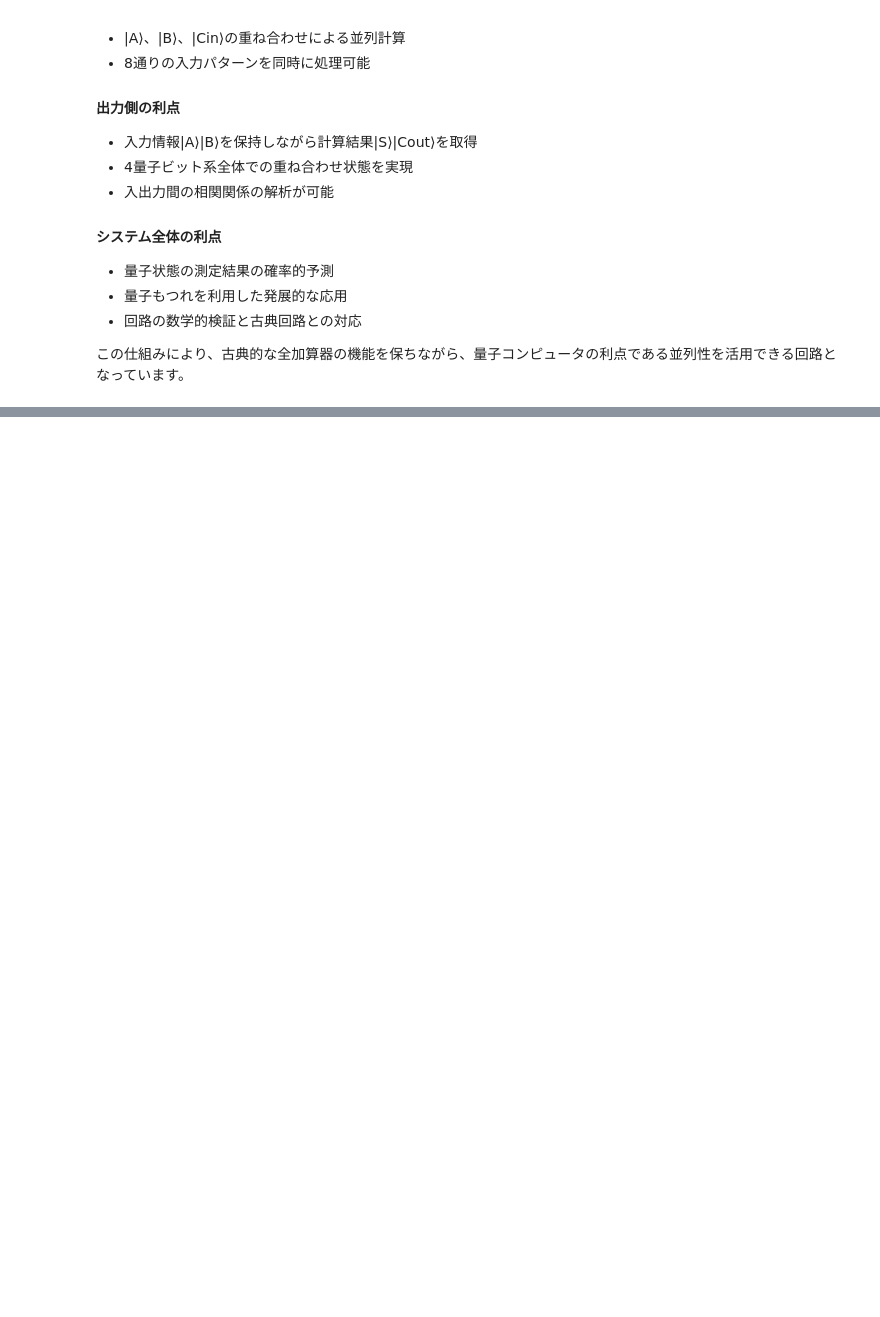
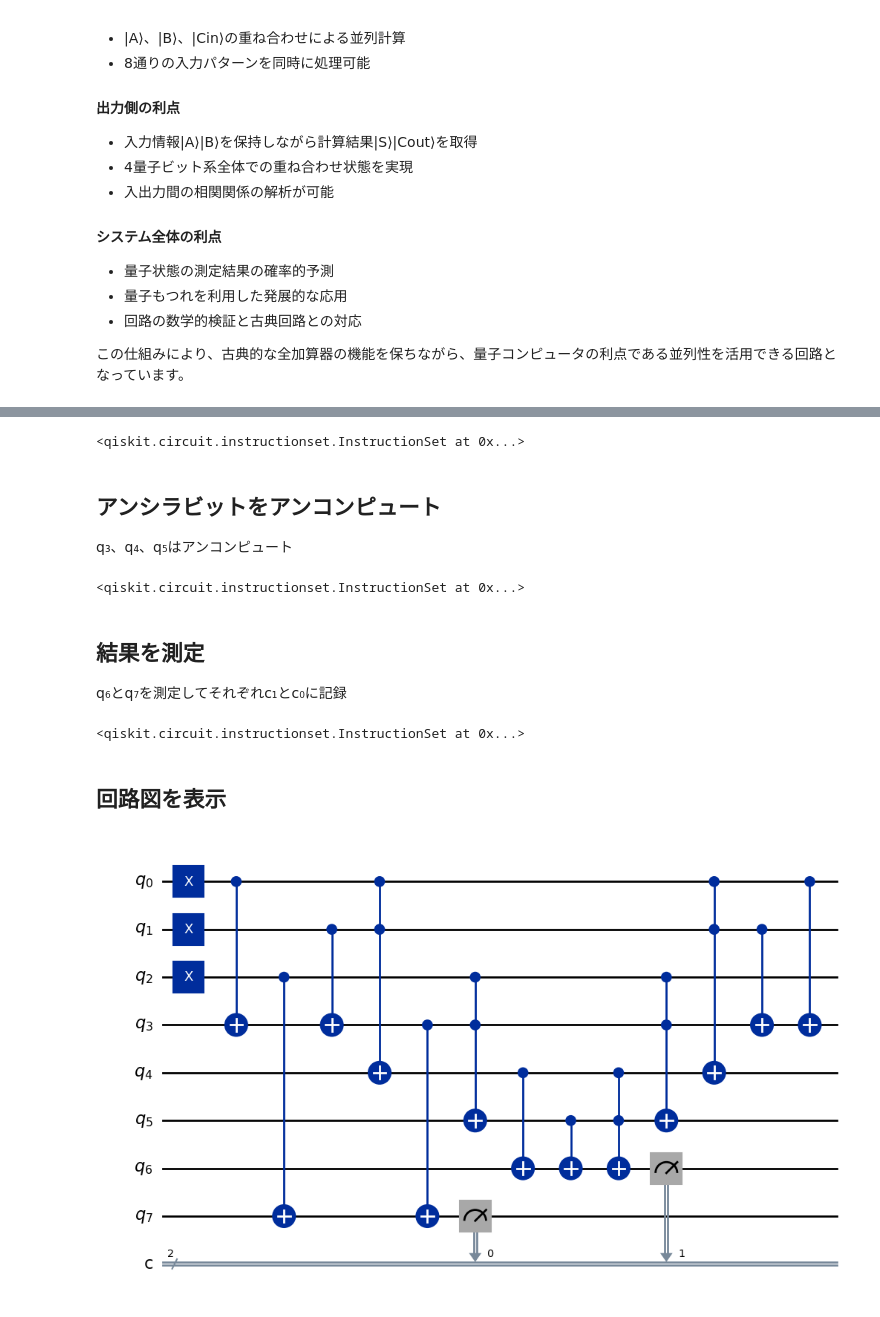
Before and after one commit to SW-yo/Quantum_Work, a Jupyter notebook: quantum_AI_fulladder.ipynb, the cells around one changed output, grey strips where cells are left out. Drawn from its saved outputs; the diff is of its cells as text; code cells hidden in the pictures; blank space fills up the shorter version.

```diff
--- a/quantum_AI_fulladder.ipynb
+++ b/quantum_AI_fulladder.ipynb
@@ -45,0 +150,5 @@
+# %%
+#q₂でq₇、q₃でq₇、q₂とq₃でq₅の順番で制御
+qc.cx(2,7)
+qc.cx(3,7)
+qc.ccx(2,3,5)
@@ -45,0 +160,37 @@
+# %%
+#q₄とq₆、q₅とq₆、q₄とq₅とq₆の順番で制御
+qc.cx(4,6)
+qc.cx(5,6)
+qc.ccx(4,5,6)
+# %% [output]
+<qiskit.circuit.instructionset.InstructionSet at 0x...>
+# %% [markdown]
+## アンシラビットをアンコンピュート
+q₃、q₄、q₅はアンコンピュート
+# %%
+#アンコンピュート
+qc.ccx(2,3,5)  # C2midのアンコンピュート
+qc.ccx(0,1,4)  # C1midのアンコンピュート
+qc.cx(1,3)     # C1midのアンコンピュート（その2）
+qc.cx(0,3)     # C1midのアンコンピュート（その1）
+# %% [output]
+<qiskit.circuit.instructionset.InstructionSet at 0x...>
+# %% [markdown]
+## 結果を測定
+q₆とq₇を測定してそれぞれc₁とc₀に記録
+# %%
+#測定
+qc.measure(6,1)  # Cout の測定をクラシカルビット1へ
+qc.measure(7,0)  # Sum の測定をクラシカルビット0へ
+# %% [output]
+<qiskit.circuit.instructionset.InstructionSet at 0x...>
+# %% [markdown]
+## 回路図を表示
+# %%
+#表示をクリア
+clear_output(wait=True)
+
+#回路図を表示
+qc.draw(output="mpl")
+# %% [output]
+[figure, added]
```
Also changed, not shown: parts of 15 cells of this notebook, 3 other files.
